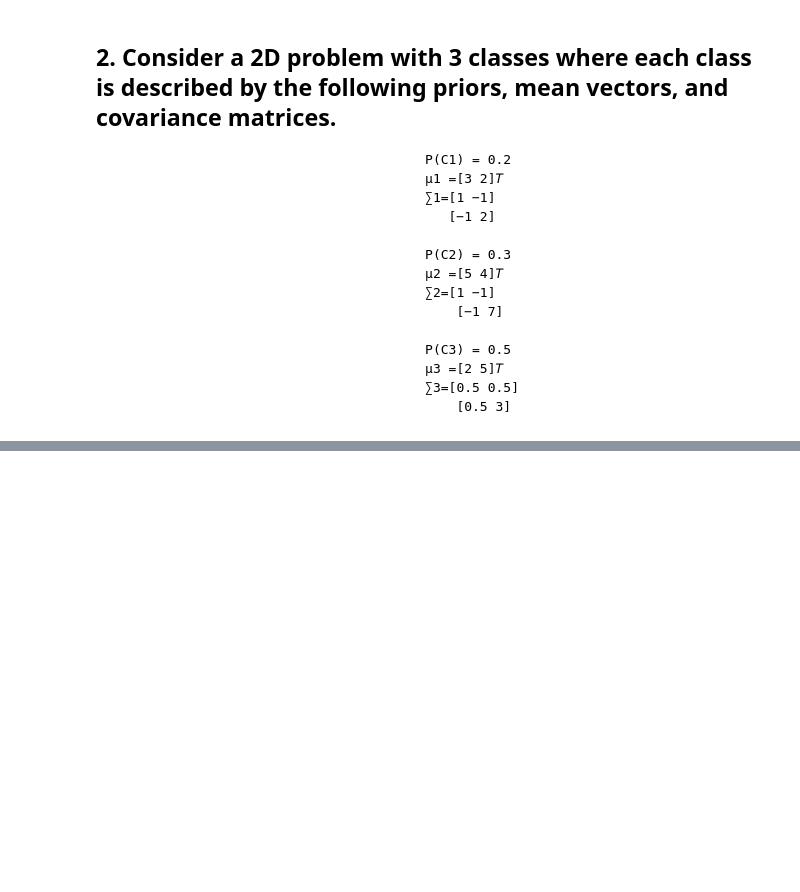
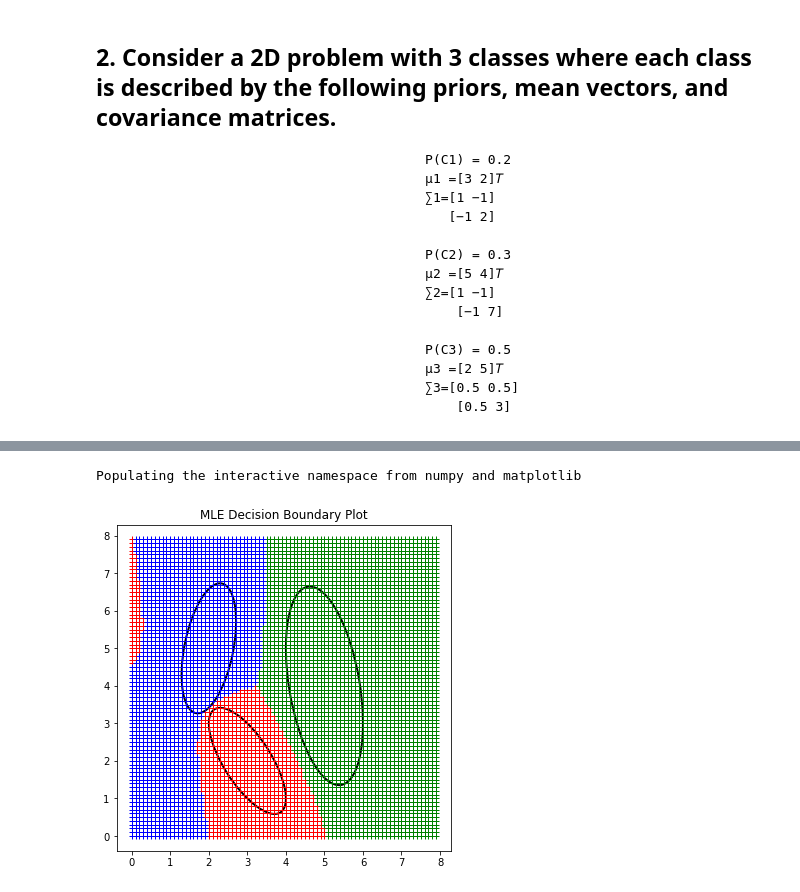
Before and after one commit to tusharchopratech/pattern_recognition_from_scratch, a Jupyter notebook: Q2.ipynb, the cells around one changed output, grey strips where cells are left out. Drawn from its saved outputs; the diff is of its cells as text; code cells hidden in the pictures; blank space fills up the shorter version.

```diff
--- a/Q2.ipynb
+++ b/Q2.ipynb
@@ -31,0 +20,80 @@ cov_3=[[0.5,0.5],[0.5,3]]
+# %%
+%pylab inline
+import matplotlib.pyplot as plt
+import numpy as np
+import time
+from matplotlib import patches
+
+p_1 = 0.2
+mean_1 = np.array([3, 2])
+cov_1=[[1,-1],[-1,2]]
+
+p_2 = 0.3
+mean_2 = [5, 4]
+cov_2=[[1,-1],[-1,7]]
+
+p_3 = 0.5
+mean_3 = [2, 5]
+cov_3=[[0.5,0.5],[0.5,3]]
+
+w_1,v_1=np.linalg.eig(cov_1)
+w_2,v_2=np.linalg.eig(cov_2)
+w_3,v_3=np.linalg.eig(cov_3)
+
+std_1=np.sqrt(w_1)
+std_2=np.sqrt(w_2)
+std_3=np.sqrt(w_3)
+
+data_1 = np.random.multivariate_normal(mean_1, cov_1, int(p_1*3000))
+data_2 = np.random.multivariate_normal(mean_2, cov_2, int(p_2*3000))
+data_3 = np.random.multivariate_normal(mean_3, cov_3, int(p_3*3000))
+
+
+def get_likelyhood(point, mean, cov):
+    S = np.array(cov)  # covarience
+    m = np.array(mean) # mean
+    x = np.array(point) # x,y(2d) in inidividual point on X,Y
+
+    num = np.exp(-0.5*(np.matmul(np.matmul(np.array(x-m),np.array(np.linalg.inv(S))),np.array(x-m))))
+    deno = ((2*np.pi)*np.power(np.linalg.det(S),1/2))
+    return num / deno
+# %% [output]
+Populating the interactive namespace from numpy and matplotlib
+# %%
+mle_points_c1 = []
+mle_points_c2 = []
+mle_points_c3 = []
+
+X,Y = np.mgrid[0:8:.1, 0:8:.1]
+points=np.array([X.flatten(),Y.flatten()]).T
+
+for point in points:
+    p_x_c1 = get_likelyhood(point, mean_1, cov_1)
+    p_x_c2 = get_likelyhood(point, mean_2, cov_2)
+    p_x_c3 = get_likelyhood(point, mean_3, cov_3)
+
+    if p_x_c1 > p_x_c2 and p_x_c1 > p_x_c3:  mle_points_c1.append(point.tolist())
+    elif p_x_c2 > p_x_c1 and p_x_c2 > p_x_c3:  mle_points_c2.append(point.tolist())
+    else: mle_points_c3.append(point.tolist())
+
+fig, ax = plt.subplots(figsize=(6,6))
+
+angle1=np.degrees(np.arctan((v_1[0,1])/(v_1[1,1])))*(-1)
+e1 = patches.Ellipse((mean_1), std_1[0]*2, std_1[1]*2,angle=angle1, linewidth=2, fill=False, zorder=1)
+ax.add_patch(e1)
+
+angle2=np.degrees(np.arctan((v_2[0,1])/(v_2[1,1])))*(-1)
+e2 = patches.Ellipse((mean_2), std_2[0]*2, std_2[1]*2,angle=angle2, linewidth=2, fill=False, zorder=1)
+ax.add_patch(e2)
+
+angle3=np.degrees(np.arctan((v_3[0,1])/(v_3[1,1])))*(-1)
+e3 = patches.Ellipse((mean_3), std_3[0]*2, std_3[1]*2,angle=angle3, linewidth=2, fill=False, zorder=1)
+ax.add_patch(e3)
+
+plt.title('MLE Decision Boundary Plot')
+plt.plot(np.array(mle_points_c1)[:,0],np.array(mle_points_c1)[:,1],'r+')
+plt.plot(np.array(mle_points_c2)[:,0],np.array(mle_points_c2)[:,1],'g+')
+plt.plot(np.array(mle_points_c3)[:,0],np.array(mle_points_c3)[:,1],'b+')
+plt.show()
+# %% [output]
+[figure, added]
```
Also changed, not shown: parts of 6 cells of this notebook, 1 other file.
